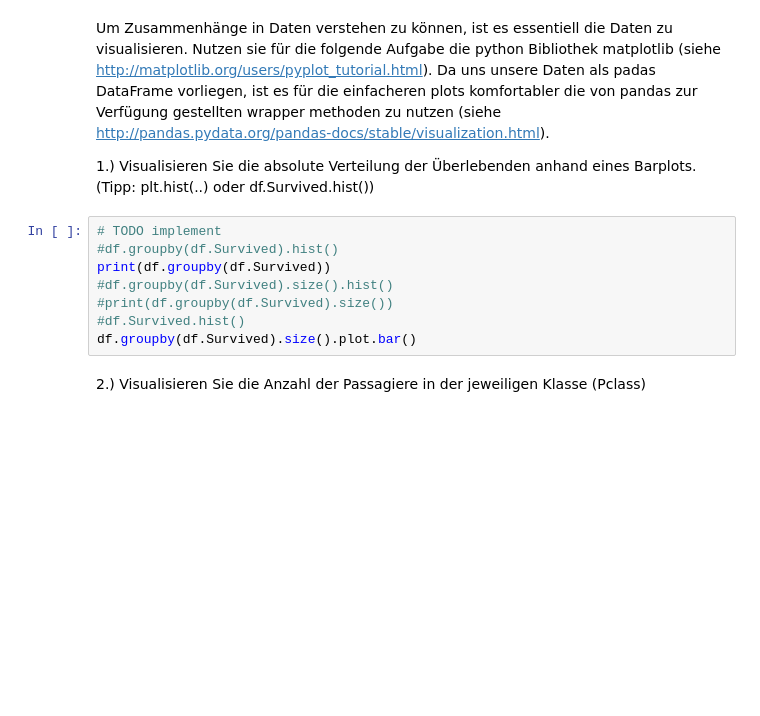
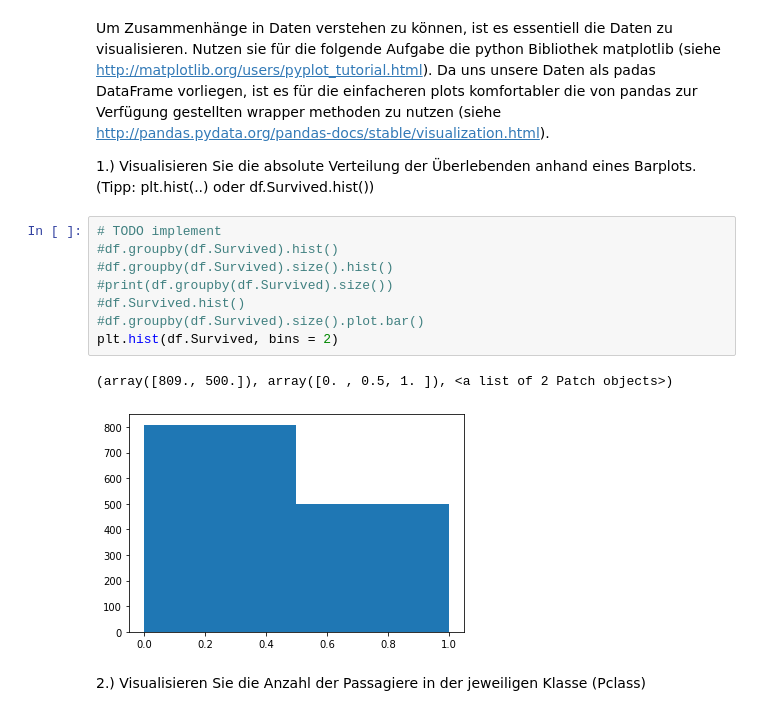
Before and after one commit to julianfbeck/ML-Uebungen, a Jupyter notebook: Aufgabenblatt 2/Exploratory data analysis - Titanic Dataset - Exercises.ipynb, the cells around one changed output. Drawn from its saved outputs; the diff is of its cells as text; blank space fills up the shorter version.

```diff
--- a/Aufgabenblatt 2/Exploratory data analysis - Titanic Dataset - Exercises.ipynb
+++ b/Aufgabenblatt 2/Exploratory data analysis - Titanic Dataset - Exercises.ipynb
@@ -373,11 +395,14 @@ Um Zusammenhänge in Daten verstehen zu können, ist es essentiell die Daten zu
 # %%
 # TODO implement
 #df.groupby(df.Survived).hist()
-print(df.groupby(df.Survived))
 #df.groupby(df.Survived).size().hist()
 #print(df.groupby(df.Survived).size())
 #df.Survived.hist()
-df.groupby(df.Survived).size().plot.bar()
+#df.groupby(df.Survived).size().plot.bar()
+plt.hist(df.Survived, bins = 2)
+# %% [output]
+(array([809., 500.]), array([0. , 0.5, 1. ]), <a list of 2 Patch objects>)
+[figure, added]
 # %% [markdown]
 2.) Visualisieren Sie die Anzahl der Passagiere in der jeweiligen Klasse (Pclass)
 # %%
```
Also changed, not shown: parts of 26 cells of this notebook.
